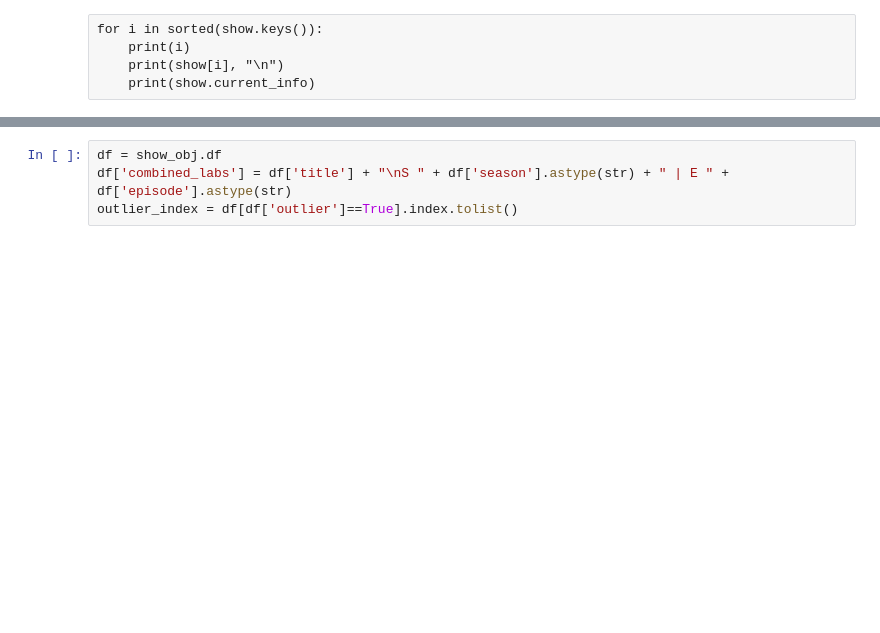
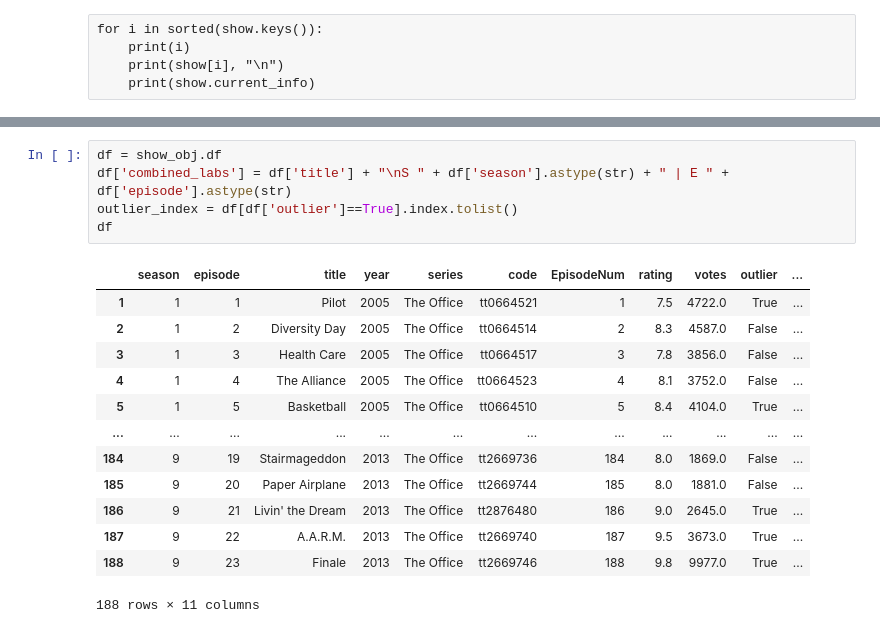
Before and after one commit to Callanmix/IMDb-Ratings-App, a Jupyter notebook: IMDb_testing.ipynb, the cells around one changed output, grey strips where cells are left out. Cells and saved outputs as stored; diff of their text form; blank space fills up the shorter version.

```diff
--- a/IMDb_testing.ipynb
+++ b/IMDb_testing.ipynb
@@ -124,4 +124,19 @@ See the caveats in the documentation: https://pandas.pydata.org/pandas-docs/stab
 # %%
 df = show_obj.df
 df['combined_labs'] = df['title'] + "\nS " + df['season'].astype(str) + " | E " + df['episode'].astype(str)
 outlier_index = df[df['outlier']==True].index.tolist()
+df
+# %% [output]
+|  | season | episode | title | year | series | code | EpisodeNum | rating | votes | outlier | ... |
+| 1 | 1 | 1 | Pilot | 2005 | The Office | tt0664521 | 1 | 7.5 | 4722.0 | True | ... |
+| 2 | 1 | 2 | Diversity Day | 2005 | The Office | tt0664514 | 2 | 8.3 | 4587.0 | False | ... |
+| 3 | 1 | 3 | Health Care | 2005 | The Office | tt0664517 | 3 | 7.8 | 3856.0 | False | ... |
+| 4 | 1 | 4 | The Alliance | 2005 | The Office | tt0664523 | 4 | 8.1 | 3752.0 | False | ... |
+| 5 | 1 | 5 | Basketball | 2005 | The Office | tt0664510 | 5 | 8.4 | 4104.0 | True | ... |
+| ... | ... | ... | ... | ... | ... | ... | ... | ... | ... | ... | ... |
+| 184 | 9 | 19 | Stairmageddon | 2013 | The Office | tt2669736 | 184 | 8.0 | 1869.0 | False | ... |
+| 185 | 9 | 20 | Paper Airplane | 2013 | The Office | tt2669744 | 185 | 8.0 | 1881.0 | False | ... |
+| 186 | 9 | 21 | Livin' the Dream | 2013 | The Office | tt2876480 | 186 | 9.0 | 2645.0 | True | ... |
+| 187 | 9 | 22 | A.A.R.M. | 2013 | The Office | tt2669740 | 187 | 9.5 | 3673.0 | True | ... |
+| 188 | 9 | 23 | Finale | 2013 | The Office | tt2669746 | 188 | 9.8 | 9977.0 | True | ... |
+188 rows × 11 columns
```
Also changed, not shown: parts of 11 cells of this notebook, 7 other files.
